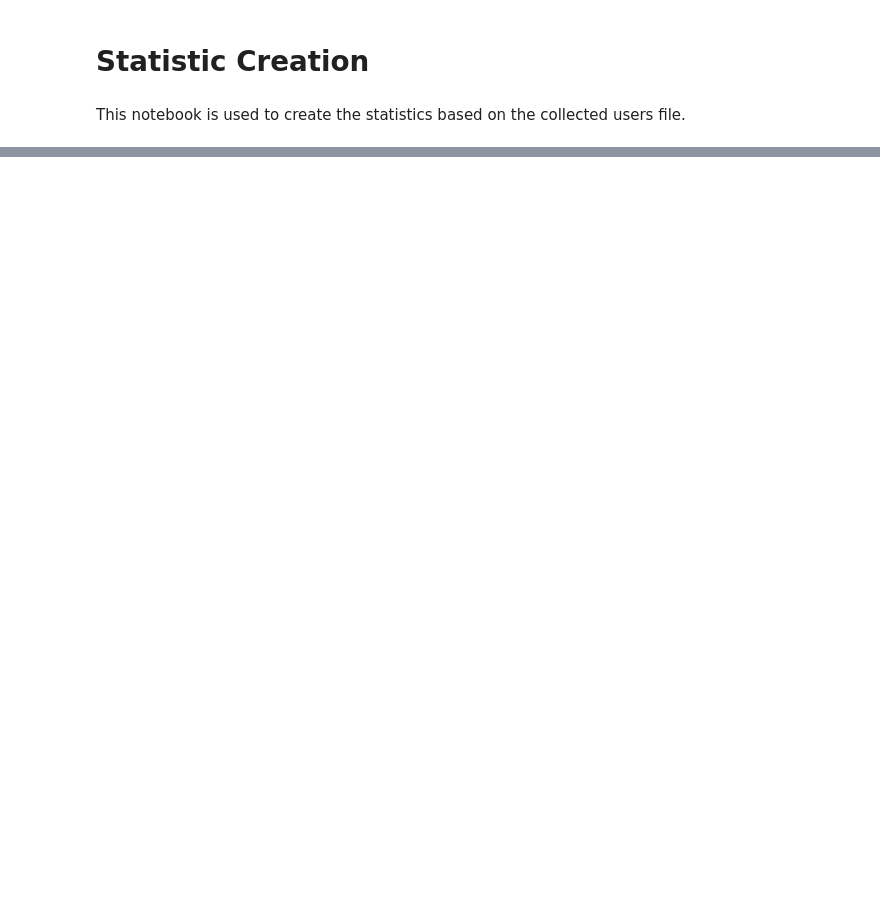
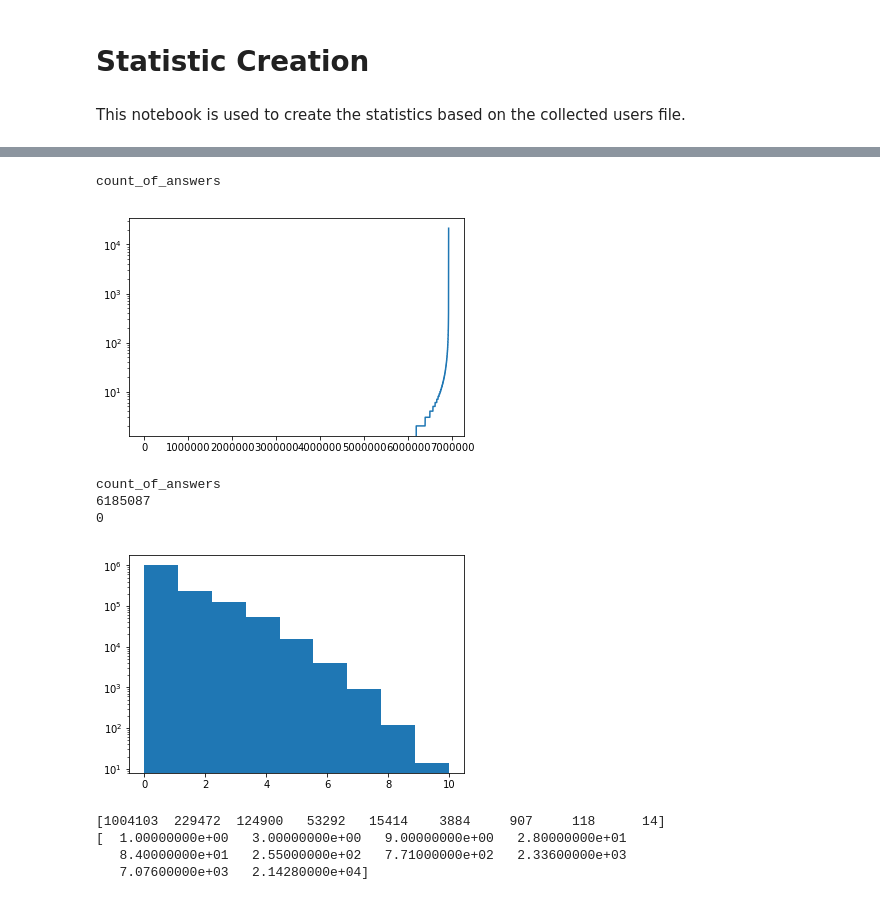
Before and after one commit to MaxRuenz/StackoverflowAnalysis, a Jupyter notebook: StatisticsCreation.ipynb, the cells around one changed output, grey strips where cells are left out. Drawn from its saved outputs; the diff is of its cells as text; code cells hidden in the pictures; blank space fills up the shorter version.

Commit message:
Calculate and add histograms for Q+A

```diff
--- a/StatisticsCreation.ipynb
+++ b/StatisticsCreation.ipynb
@@ -20,12 +20,16 @@ for key, val in users_dict.items():
 # %%
 def create_histogram(list_, attribute, bins=5):
     print (attribute)
-    attributes = [ np.log(int(elem[attribute])) for elem in list_]
+    attributes = [ int(elem[attribute]) for elem in list_]
+    print (np.where(np.asarray(attributes) == 0)[0].shape[0])
+    attributes = [x for x in attributes if x != 0]
+    print (np.where(np.asarray(attributes) == 0)[0].shape[0])
+    attributes = [ np.log(elem) for elem in attributes]
     plt.hist(attributes, bins=bins)
     plt.yscale('log')
     plt.xticks()
     plt.show()
-    return np.histogram(attributes)
+    return np.histogram(attributes, bins=bins)
 # %%
 # create histograms
 for attr in attributes:
@@ -87,0 +70,18 @@ Reputation
+# %%
+# create scatters
+for attr in ["count_of_answers"]:
+    create_ordered_scatter(users, attr)
+    hist = (create_histogram(users, attr, bins=9))
+    print (hist[0])
+    print (np.rint(np.exp(hist[1])))
+# %% [output]
+count_of_answers
+[figure, added]
+count_of_answers
+6185087
+0
+[figure, added]
+[1004103  229472  124900   53292   15414    3884     907     118      14]
+[  1.00000000e+00   3.00000000e+00   9.00000000e+00   2.80000000e+01
+   8.40000000e+01   2.55000000e+02   7.71000000e+02   2.33600000e+03
+   7.07600000e+03   2.14280000e+04]
```
Also changed, not shown: parts of 4 cells of this notebook, 2 other files.
